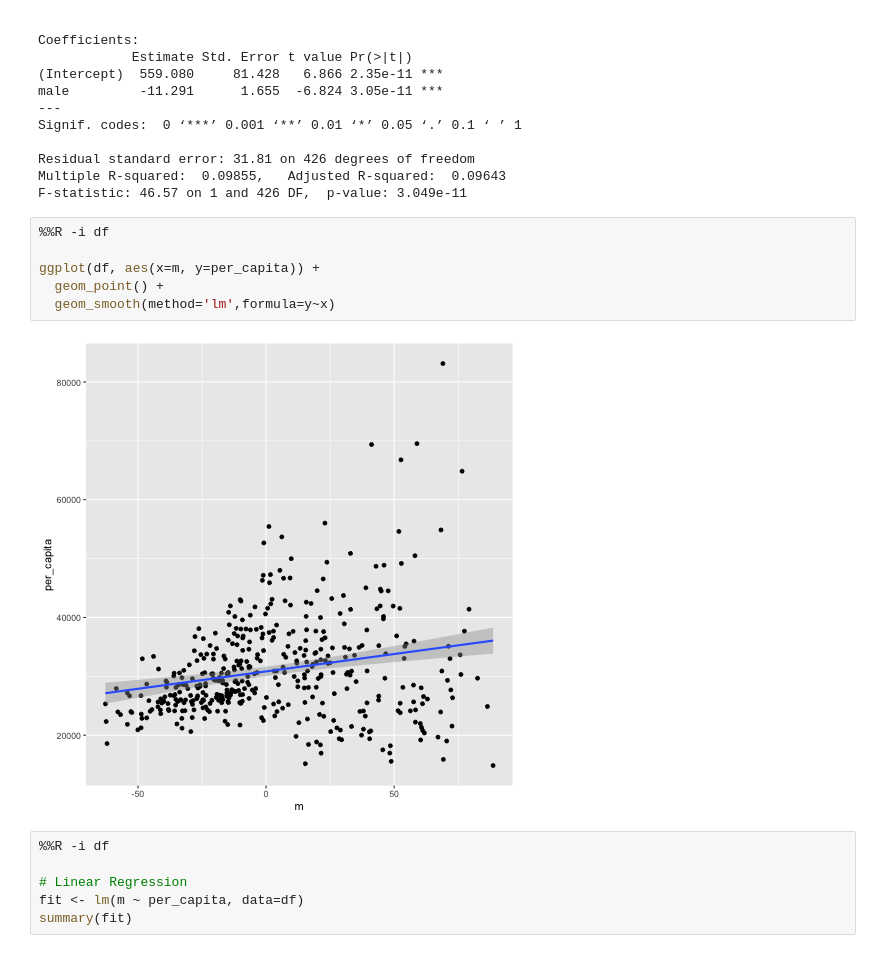
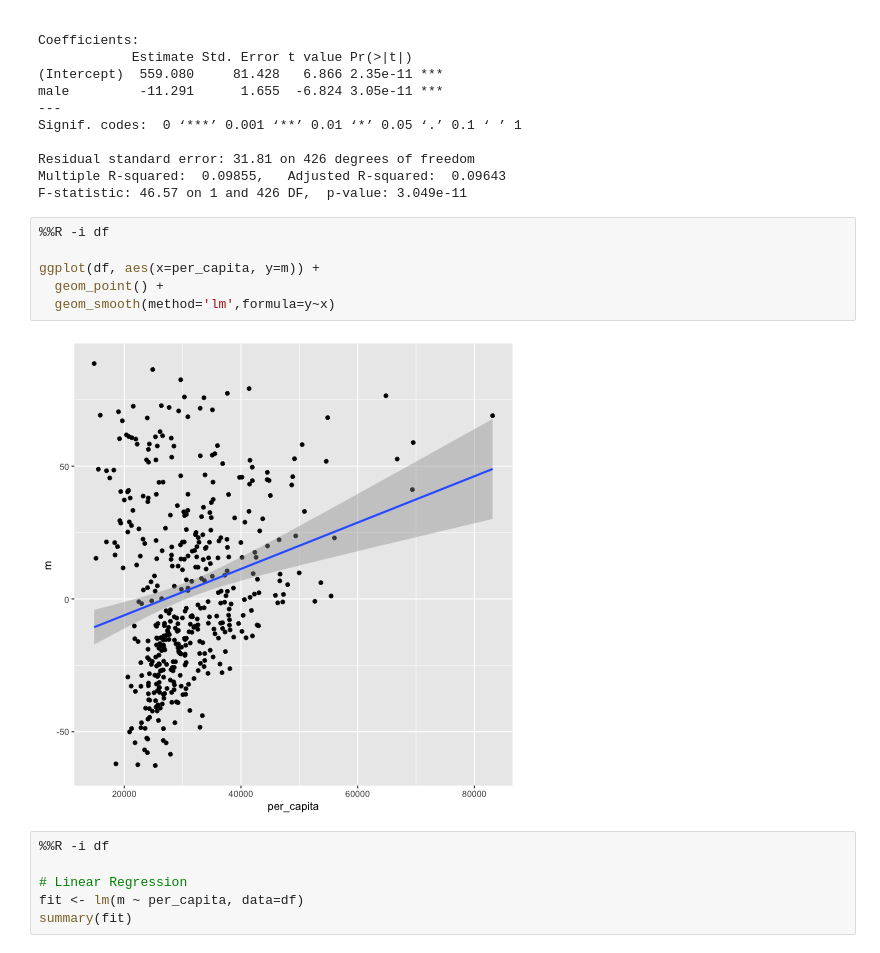
Before and after one commit to dmil/wrangler-polls, a Jupyter notebook: election-results.ipynb, the cells around one changed output. Cells and saved outputs as stored; diff of their text form.

Commit message:
fix plots

```diff
--- a/election-results.ipynb
+++ b/election-results.ipynb
@@ -178,11 +178,11 @@ F-statistic: 46.57 on 1 and 426 DF,  p-value: 3.049e-11
 # %%
 %%R -i df
 
-ggplot(df, aes(x=m, y=per_capita)) +
+ggplot(df, aes(x=per_capita, y=m)) +
   geom_point() +
   geom_smooth(method='lm',formula=y~x)
 # %% [output]
-[figure, old version]
+[figure, new version]
 # %%
 %%R -i df
 
```
Also changed, not shown: parts of 3 cells of this notebook.
